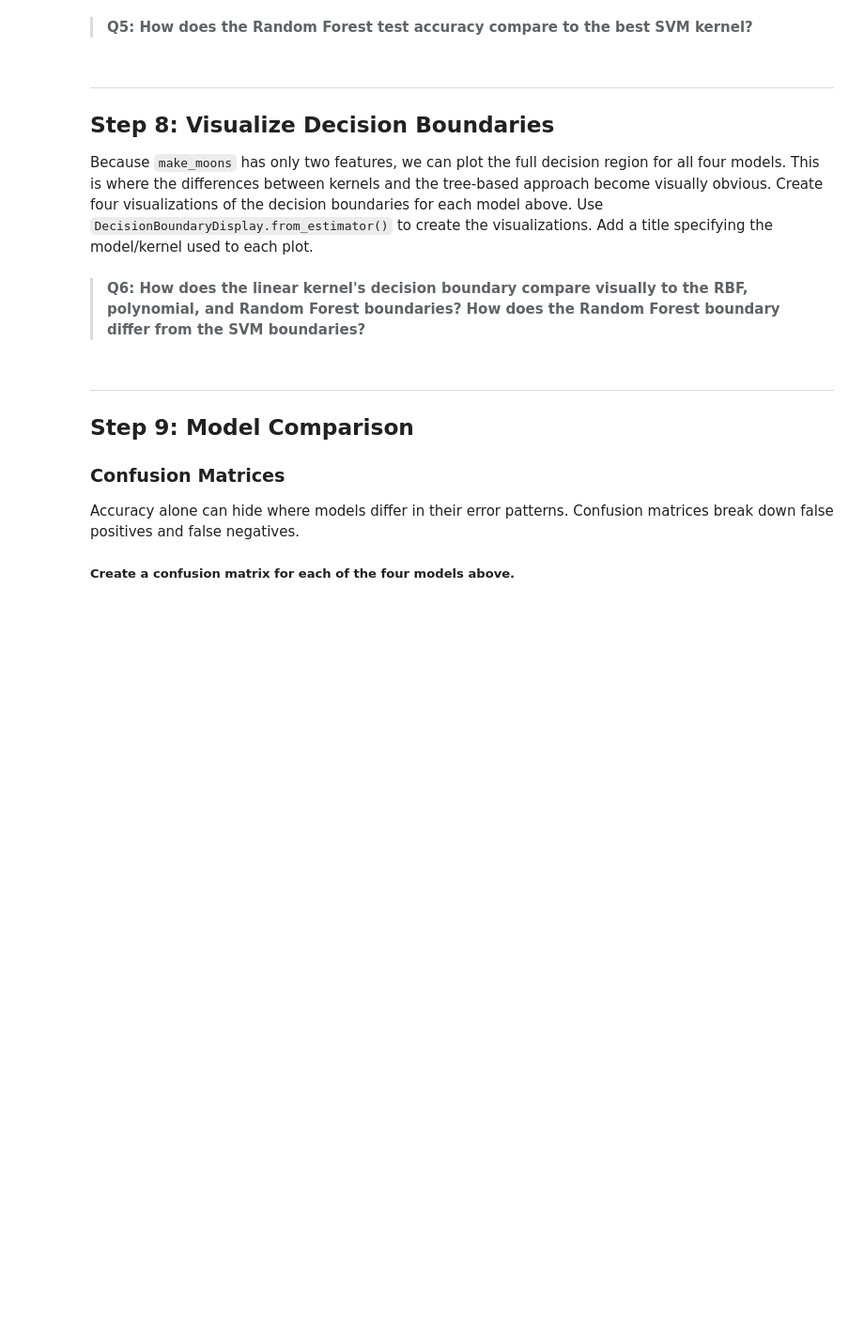
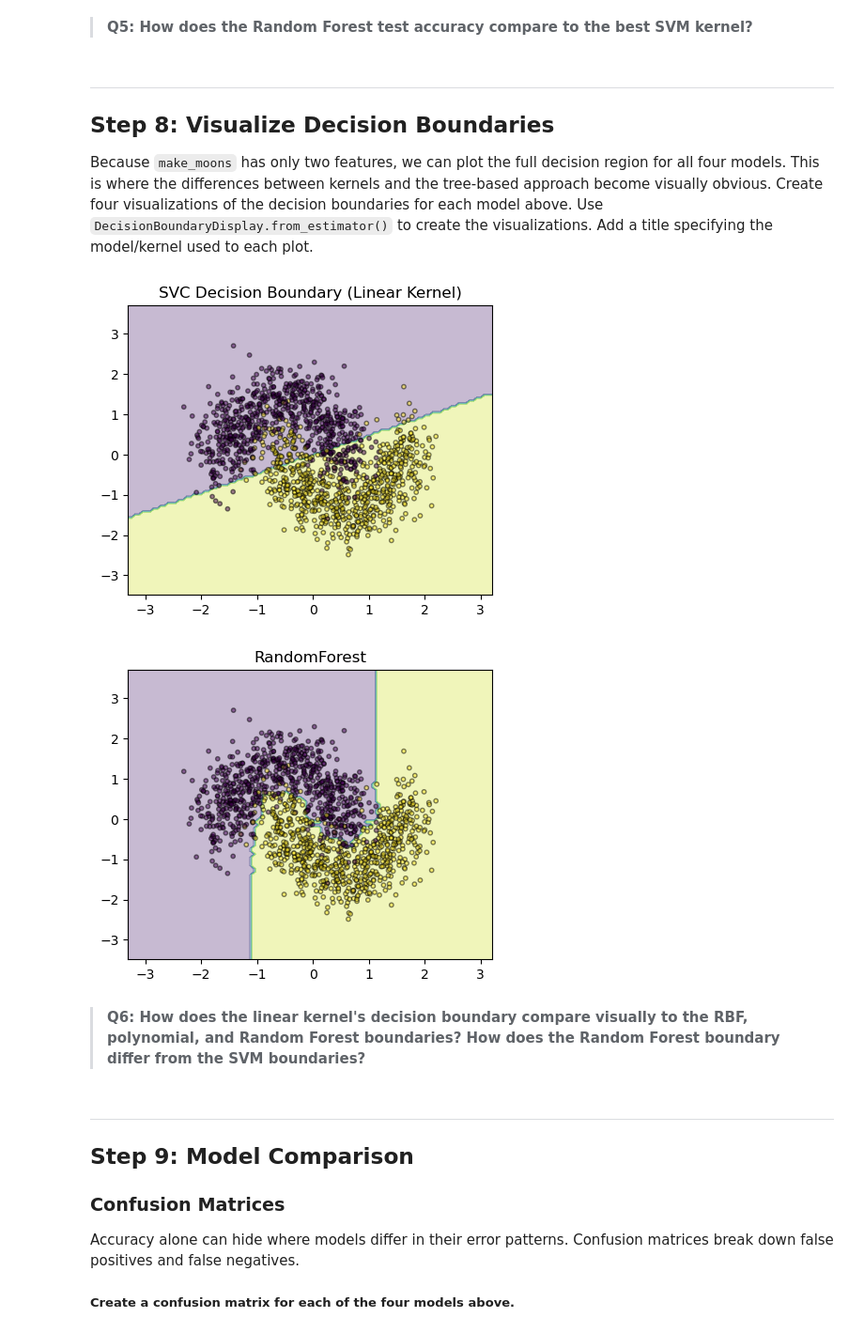
Before and after one commit to kaimorquecho/eds232-labs, a Jupyter notebook: lab8.ipynb, the cells around one changed output. Shown at 94% size. Cells and saved outputs as stored; diff of their text form; code cells hidden in the pictures; blank space fills up the shorter version.

```diff
--- a/lab8.ipynb
+++ b/lab8.ipynb
@@ -294,6 +294,44 @@ Test Accuracy: 0.9383
 ## Step 8: Visualize Decision Boundaries
 
 Because `make_moons` has only two features, we can plot the full decision region for all four models. This is where the differences between kernels and the tree-based approach become visually obvious. Create four visualizations of the decision boundaries for each model above. Use  `DecisionBoundaryDisplay.from_estimator()` to create the visualizations. Add a title specifying the model/kernel used to each plot.
+# %%
+# Best Linear SVC Decision Boundary
+fig, ax = plt.subplots(figsize=(5, 4))
+
+DecisionBoundaryDisplay.from_estimator(grid_linear_svc,
+                                       X_train_scaled,
+                                       response_method="predict",
+                                       ax=ax,
+                                       alpha=0.3)
+ax.scatter(X_train_scaled[:, 0],
+            X_train_scaled[:, 1],
+            c=y_train,
+            edgecolor='k',
+            s=10, alpha=0.5)
+
+ax.set_title('SVC Decision Boundary (Linear Kernel)')
+plt.show()
+
+
+# Best RandomForest
+fig, ax = plt.subplots(figsize=(5, 4))
+
+DecisionBoundaryDisplay.from_estimator(grid_rf,
+                                       X_train_scaled,
+                                       response_method="predict",
+                                       ax=ax,
+                                       alpha=0.3)
+ax.scatter(X_train_scaled[:, 0],
+            X_train_scaled[:, 1],
+            c=y_train,
+            edgecolor='k',
+            s=10, alpha=0.5)
+
+ax.set_title('RandomForest')
+plt.show()
+# %% [output]
+[figure, added]
+[figure, added]
 # %% [markdown]
 > **Q6: How does the linear kernel's decision boundary compare visually to the RBF, polynomial, and Random Forest boundaries? How does the Random Forest boundary differ from the SVM boundaries?**
 # %% [markdown]
```
Also changed, not shown: parts of 1 cell of this notebook.
